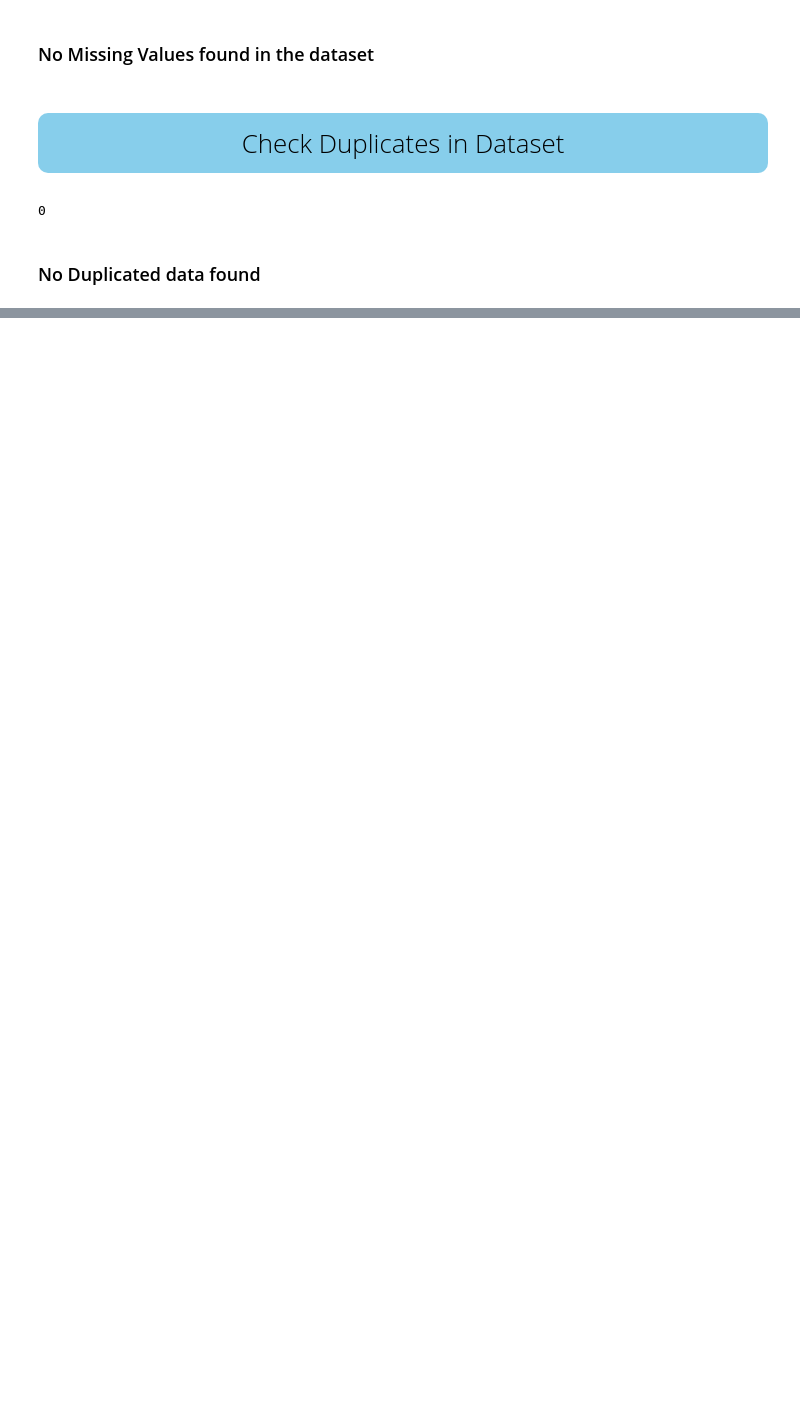
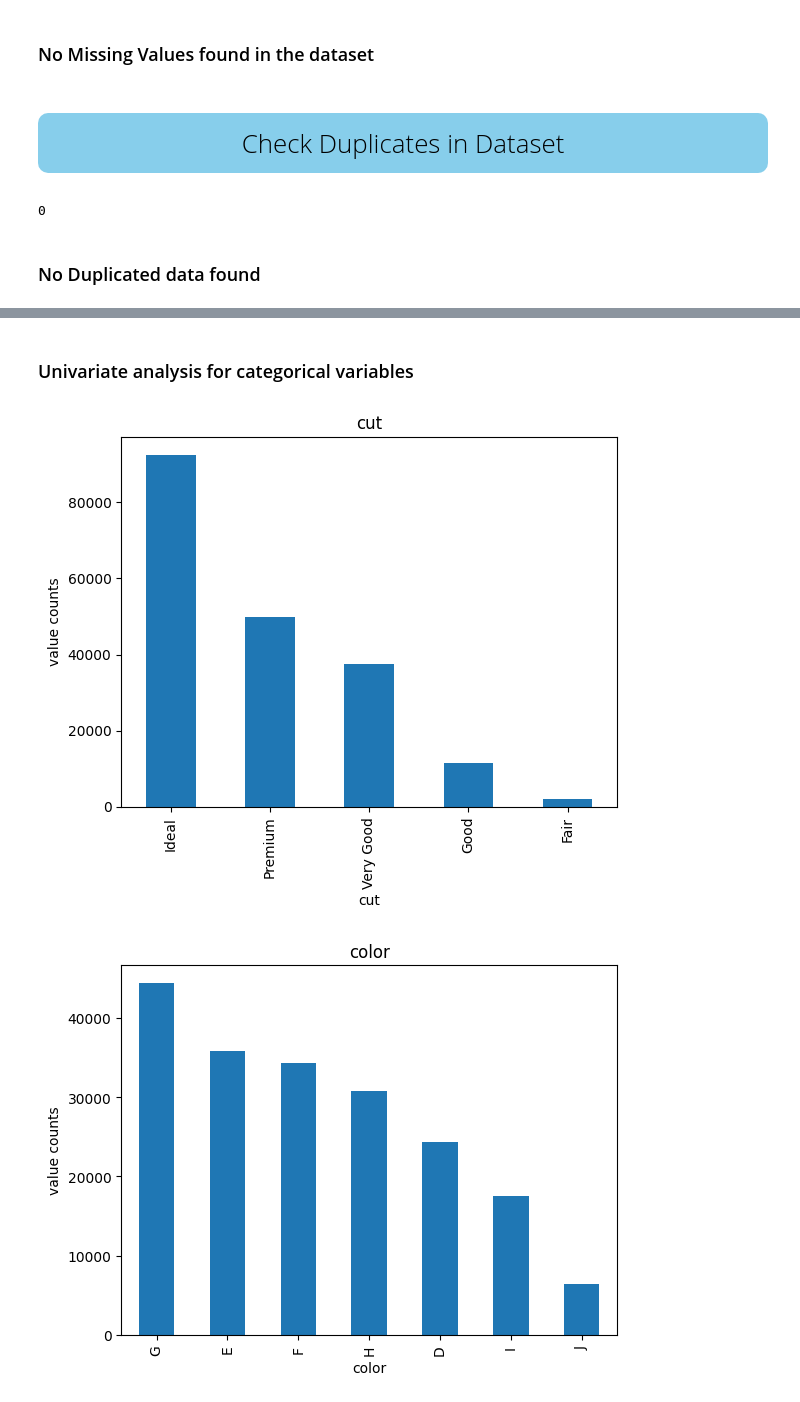
Before and after one commit to utkarshg1/mlproject_regression, a Jupyter notebook: notebook/1_EDA_Gemstone_price.ipynb, the cells around one changed output, grey strips where cells are left out. Drawn from its saved outputs; the diff is of its cells as text; code cells hidden in the pictures; blank space fills up the shorter version.

```diff
--- a/notebook/1_EDA_Gemstone_price.ipynb
+++ b/notebook/1_EDA_Gemstone_price.ipynb
@@ -90,0 +169,10 @@ df.duplicated().sum()
+# %% [markdown]
+### Univariate analysis for categorical variables
+# %%
+for i in categorical_columns:
+    df[i].value_counts().plot(kind='bar', xlabel = i , ylabel='value counts', title = i)
+    print('\n')
+    plt.show()
+# %% [output]
+[figure, added]
+[figure, added]
```
Also changed, not shown: parts of 20 cells of this notebook.
